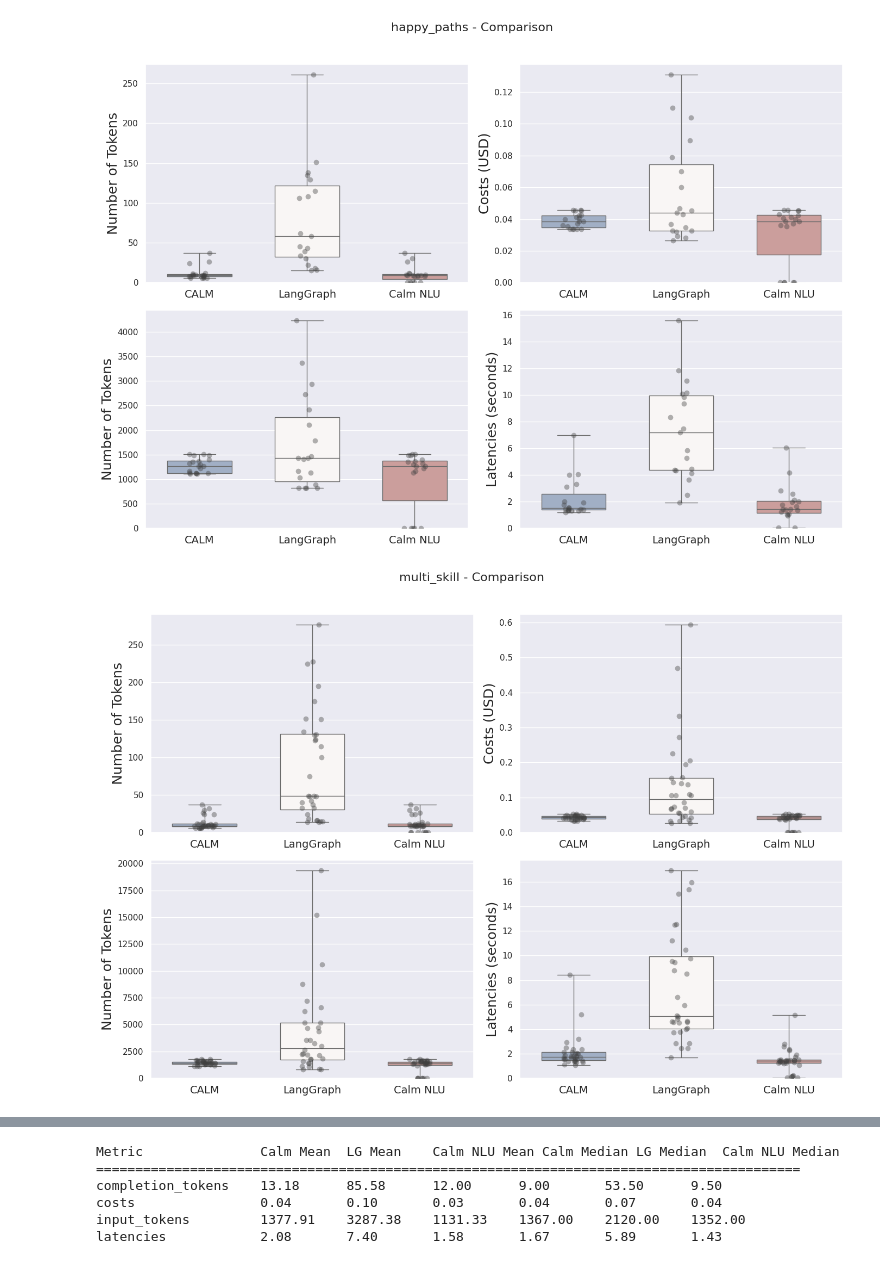
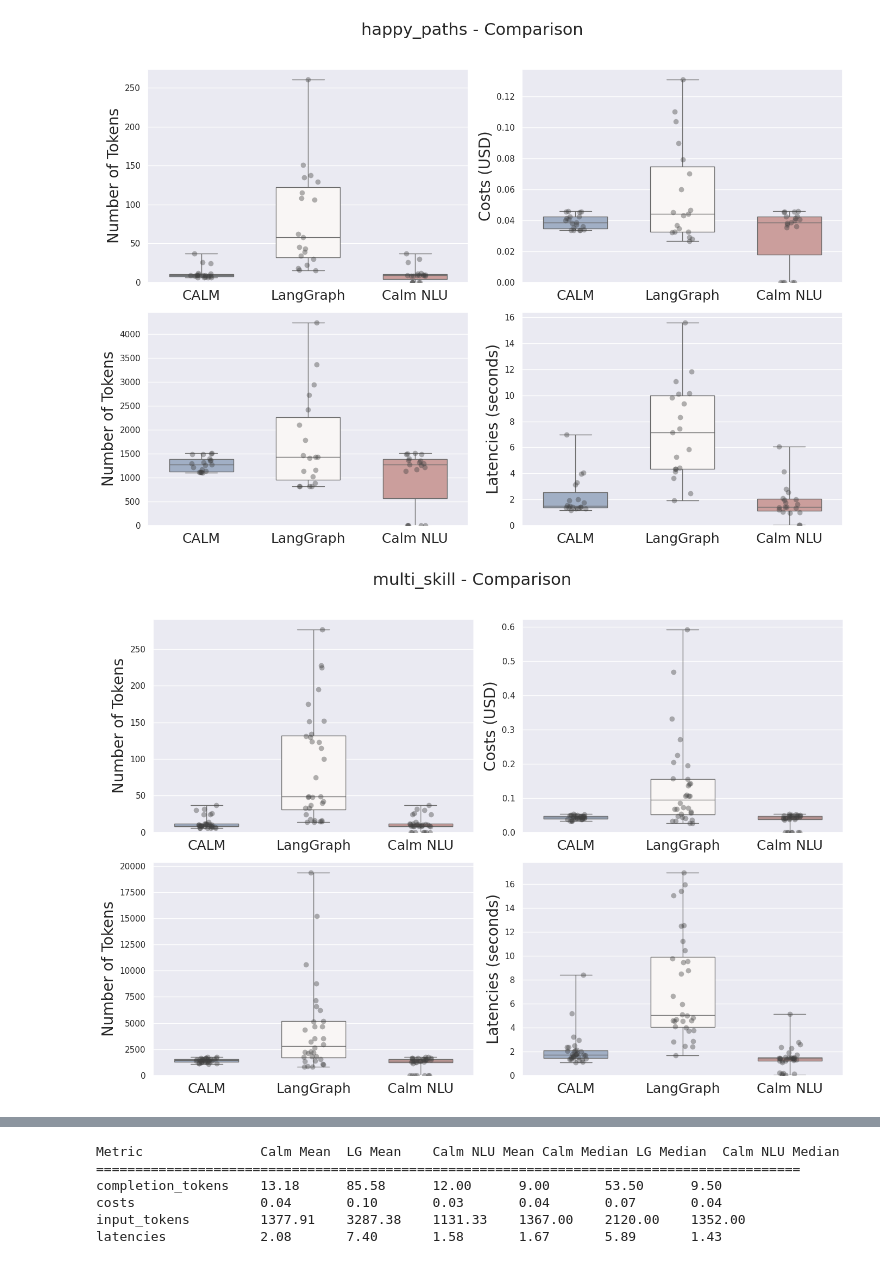
Before and after one commit to RasaHQ/calm-langgraph-customer-service-comparison, a Jupyter notebook: metrics.ipynb, the cells around one changed output, grey strips where cells are left out. Cells and saved outputs as stored; diff of their text form; code cells hidden in the pictures.

```diff
--- a/metrics.ipynb
+++ b/metrics.ipynb
@@ -62,7 +62,7 @@ for dataset in datasets:
 # Plotting the data using box plots with strip plots overlayed for all datasets and metrics
 for dataset in datasets:
     fig, axes = plt.subplots(2, 2, figsize=(14, 10))
-    fig.suptitle(f'{dataset} - Comparison', fontsize=16)
+    fig.suptitle(f'{dataset} - Comparison', fontsize=22)
     axes = axes.flatten()
 
     for i, metric in enumerate(metric_name_mapping_set1.keys()):
@@ -85,17 +85,17 @@ for dataset in datasets:
 
         # Set y-axis label with units
         if metric_standardized == 'costs':
-            axes[i].set_ylabel('Costs (USD)', fontsize=18)
+            axes[i].set_ylabel('Costs (USD)', fontsize=20)
         elif metric_standardized == 'latencies':
-            axes[i].set_ylabel('Latencies (seconds)', fontsize=18)
+            axes[i].set_ylabel('Latencies (seconds)', fontsize=20)
         elif metric_standardized in ['completion_tokens', 'input_tokens']:
-            axes[i].set_ylabel('Number of Tokens', fontsize=18)
+            axes[i].set_ylabel('Number of Tokens', fontsize=20)
         else:
-            axes[i].set_ylabel(metric_standardized.capitalize().replace('_', ' '), fontsize=18)
+            axes[i].set_ylabel(metric_standardized.capitalize().replace('_', ' '), fontsize=20)
 
         axes[i].set_xlabel('')
         axes[i].set_xticks([0, 1])
-        axes[i].set_xticklabels(['CALM', 'LangGraph'], fontsize=14)
+        axes[i].set_xticklabels(['CALM', 'LangGraph'], fontsize=18)
 
         # Set the Y-axis to start at zero
         axes[i].set_ylim(bottom=0)
@@ -194,7 +194,7 @@ for dataset in datasets:
 # Plotting the data using box plots with strip plots overlayed for all datasets and metrics
 for dataset in datasets:
     fig, axes = plt.subplots(2, 2, figsize=(14, 10))
-    fig.suptitle(f'{dataset} - Comparison', fontsize=16)
+    fig.suptitle(f'{dataset} - Comparison', fontsize=22)
     axes = axes.flatten()
 
     for i, metric in enumerate(metric_name_mapping_set1.keys()):
@@ -209,37 +209,37 @@ for dataset in datasets:
 
         # Check for empty data sets
         if not data_set1 and not data_set2 and not data_set3:
             print(f"No data available for {dataset} - {metric_standardized}. Skipping plot.")
             continue
 
         # Create box plot and strip plot
         sns.boxplot(data=[data_set1, data_set2, data_set3], whis=[0, 100], width=0.6, palette="vlag", ax=axes[i])
         sns.stripplot(data=[data_set1, data_set2, data_set3], size=7, color=".25", alpha=0.4, jitter=True, ax=axes[i])
 
         # Set y-axis label with units
         if metric_standardized == 'costs':
-            axes[i].set_ylabel('Costs (USD)', fontsize=18)
+            axes[i].set_ylabel('Costs (USD)', fontsize=20)
         elif metric_standardized == 'latencies':
-            axes[i].set_ylabel('Latencies (seconds)', fontsize=18)
+            axes[i].set_ylabel('Latencies (seconds)', fontsize=20)
         elif metric_standardized in ['completion_tokens', 'input_tokens']:
-            axes[i].set_ylabel('Number of Tokens', fontsize=18)
+            axes[i].set_ylabel('Number of Tokens', fontsize=20)
         else:
-            axes[i].set_ylabel(metric_standardized.capitalize().replace('_', ' '), fontsize=18)
+            axes[i].set_ylabel(metric_standardized.capitalize().replace('_', ' '), fontsize=20)
 
         axes[i].set_xlabel('')
         axes[i].set_xticks([0, 1, 2])
-        axes[i].set_xticklabels(['CALM', 'LangGraph', 'Calm NLU'], fontsize=14)
+        axes[i].set_xticklabels(['CALM', 'LangGraph', 'Calm NLU'], fontsize=18)
 
         # Set the Y-axis to start at zero
         axes[i].set_ylim(bottom=0)
 
     plt.tight_layout(rect=[0, 0, 1, 0.96])  # Adjust layout to fit the title
 
     # Save the figure to the output directory
     fig.savefig(os.path.join(output_dir, f"{dataset}_comparison.png"))
 
     # Show the plot
     plt.show()
 # %% [output]
-[figure, old version]
+[figure, new version]
-[figure, old version]
+[figure, new version]
```
Also changed, not shown: parts of 2 cells of this notebook.
